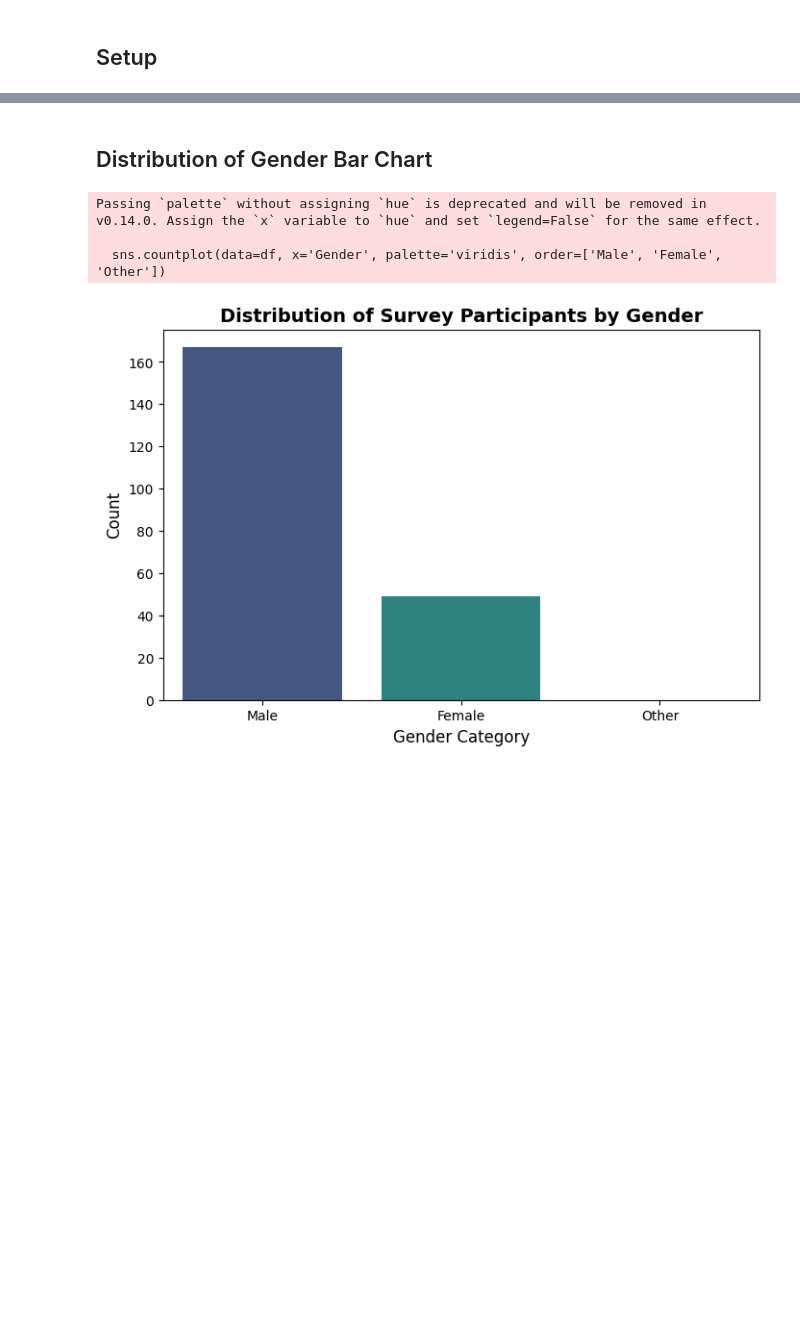
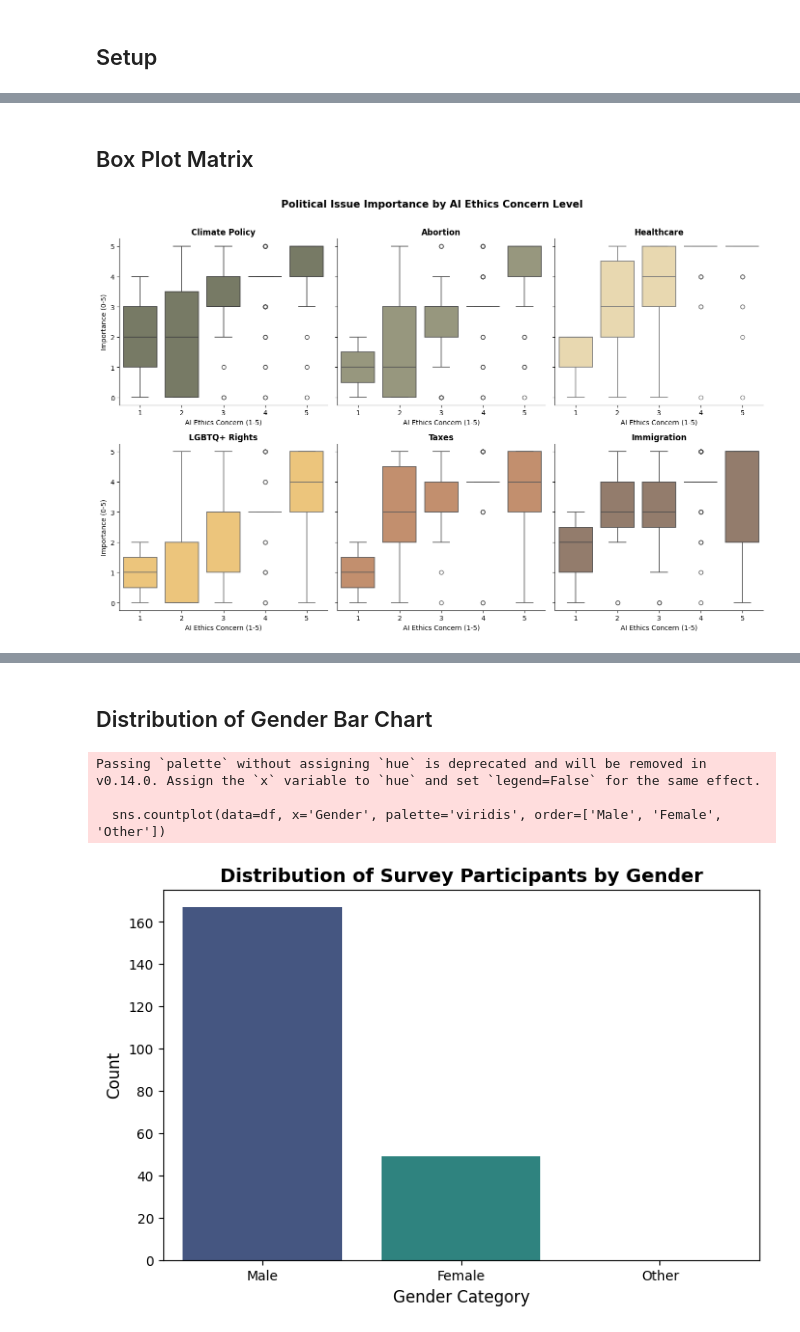
Before and after one commit to avamwilliams/105Lab5-6, a Jupyter notebook: proj.ipynb, the cells around one changed output, grey strips where cells are left out. Drawn from its saved outputs; the diff is of its cells as text; code cells hidden in the pictures; blank space fills up the shorter version.

```diff
--- a/proj.ipynb
+++ b/proj.ipynb
@@ -50,0 +189,35 @@ df_trim['Gender'] = df_trim['Gender'].apply(map_gender)
+# %% [markdown]
+## Box Plot Matrix
+# %%
+df_pol = pd.read_csv('data_cleaned_ethics_political.csv')
+
+ethics_col = 'How concerned are you about the ethical status of AI generated content on social media? (Misinformation, copyright, …)'
+
+political_cols = [
+    'Issues in politics/ how important on a scale from 0 (not important) to 5 (the most important) [Climate Policy]',
+    'Issues in politics/ how important on a scale from 0 (not important) to 5 (the most important) [Abortion]',
+    'Issues in politics/ how important on a scale from 0 (not important) to 5 (the most important) [Healthcare]',
+    'Issues in politics/ how important on a scale from 0 (not important) to 5 (the most important) [LGBTQ+ Rights]',
+    'Issues in politics/ how important on a scale from 0 (not important) to 5 (the most important) [Taxes]',
+    'Issues in politics/ how important on a scale from 0 (not important) to 5 (the most important) [Immigration]',
+]
+
+political_short = ['Climate Policy', 'Abortion', 'Healthcare', 'LGBTQ+ Rights', 'Taxes', 'Immigration']
+colors = ['#797D62', '#9B9B7A', '#F1DCA7', '#FFCB69', '#D08C60', '#997B66']
+
+fig, axes = plt.subplots(2, 3, figsize=(14, 9), sharey=True)
+axes = axes.flatten()
+
+for i, (col, label, color) in enumerate(zip(political_cols, political_short, colors)):
+    sns.boxplot(data=df_pol, x=ethics_col, y=col, ax=axes[i], color=color, linewidth=1.2)
+    axes[i].set_title(label, fontsize=12, fontweight='bold')
+    axes[i].set_xlabel('AI Ethics Concern (1-5)', fontsize=10)
+    axes[i].set_ylabel('Importance (0-5)' if i % 3 == 0 else '', fontsize=10)
+    axes[i].spines['top'].set_visible(False)
+    axes[i].spines['right'].set_visible(False)
+
+fig.suptitle('Political Issue Importance by AI Ethics Concern Level', fontsize=15, fontweight='bold', y=1.01)
+plt.tight_layout()
+plt.show()
+# %% [output]
+[figure, added]
```
Also changed, not shown: parts of 25 cells of this notebook.
